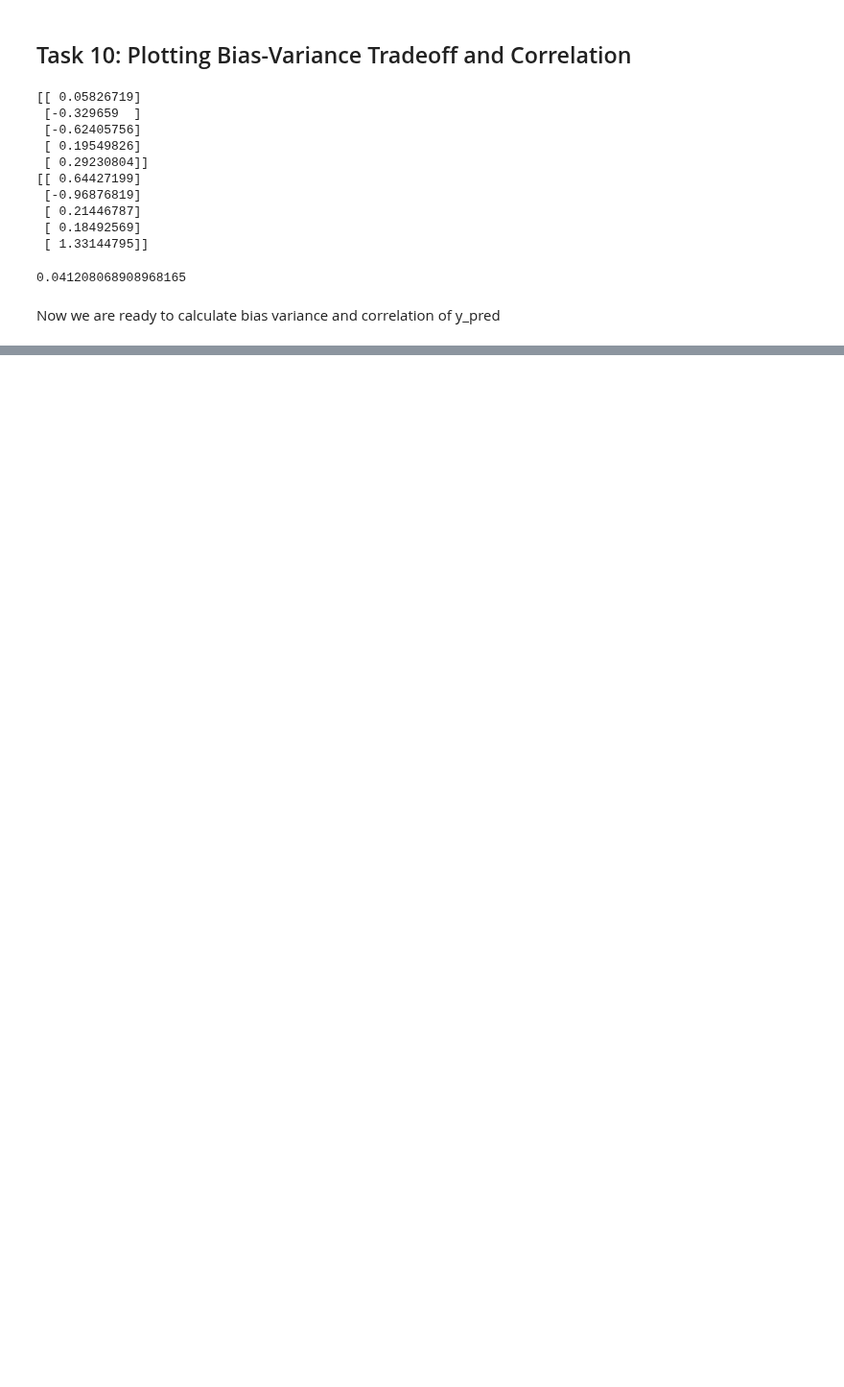
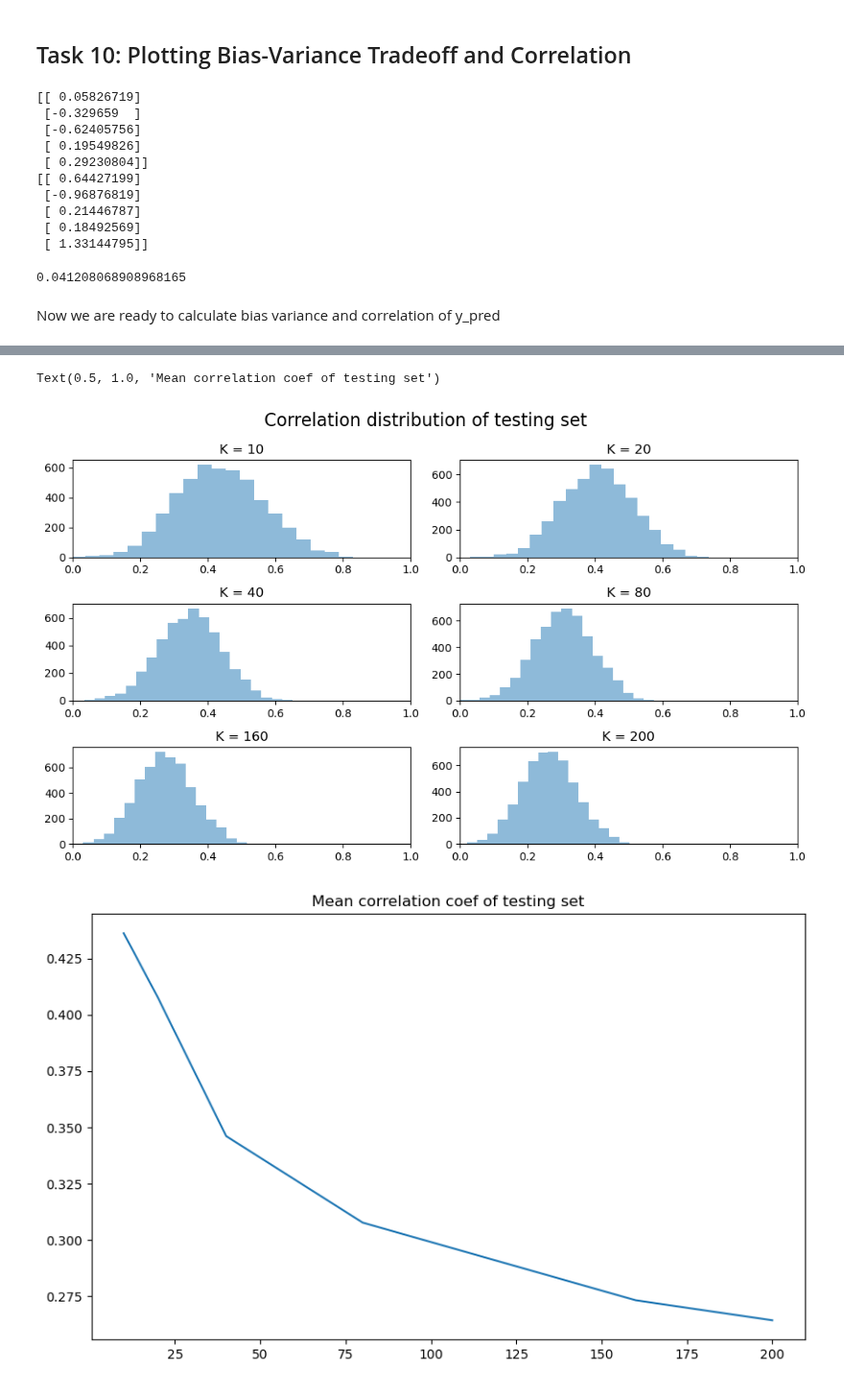
Before and after one commit to sleepysunny311/Projection_Pursuit_Summer, a Jupyter notebook: task10/bias_variance_corr.ipynb, the cells around one changed output, grey strips where cells are left out. Shown at 96% size. Cells and saved outputs as stored; diff of their text form; code cells hidden in the pictures; blank space fills up the shorter version.

```diff
--- a/task10/bias_variance_corr.ipynb
+++ b/task10/bias_variance_corr.ipynb
@@ -129,0 +182,32 @@ cal_bias_variance_corr(n, p, m, data_seed, noise_level, model_params, 20)
+# %%
+K_lst = [10, 20, 40, 80, 160, 200]
+fig, ax = plt.subplots(3, 2, figsize=(10, 6))
+y_pred_mean_corr = []
+for i, K in enumerate(K_lst):
+    row = i // 2
+    col = i % 2
+    model_params = {
+        'N_bag': 1,
+        'K': K,
+        'signal_bag_percent': 0.3,
+        'atom_bag_percent': 0.3,
+        'agg_func': 'avg',
+        'replace_flag': False
+    }
+    y_pred_bias, y_pred_var, corr, mse_lst = cal_bias_variance_corr(n, p, m, data_seed, noise_level, model_params, 100)
+    # get the upper triangle elements of correlation matrix
+    corr_lst = corr[np.triu_indices(len(corr), k=1)]
+    y_pred_mean_corr.append(np.mean(corr_lst))
+    ax[row, col].hist(corr_lst, bins=20, alpha=0.5, label='bias')
+    ax[row, col].set_title('K = {}'.format(K))
+    plt.tight_layout()
+    plt.setp(ax, xlim=(0, 1))
+    fig.suptitle('Correlation distribution of testing set', fontsize=16)
+
+fig2, ax2 = plt.subplots(1, 1, figsize=(10, 6))
+ax2.plot(K_lst, y_pred_mean_corr)
+ax2.set_title('Mean correlation coef of testing set')
+# %% [output]
+Text(0.5, 1.0, 'Mean correlation coef of testing set')
+[figure, added]
+[figure, added]
```
Also changed, not shown: parts of 8 cells of this notebook.
